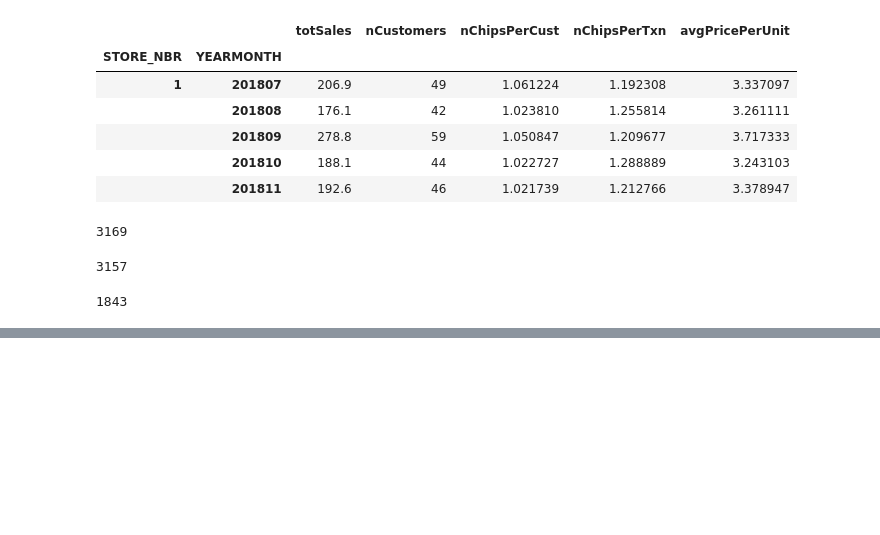
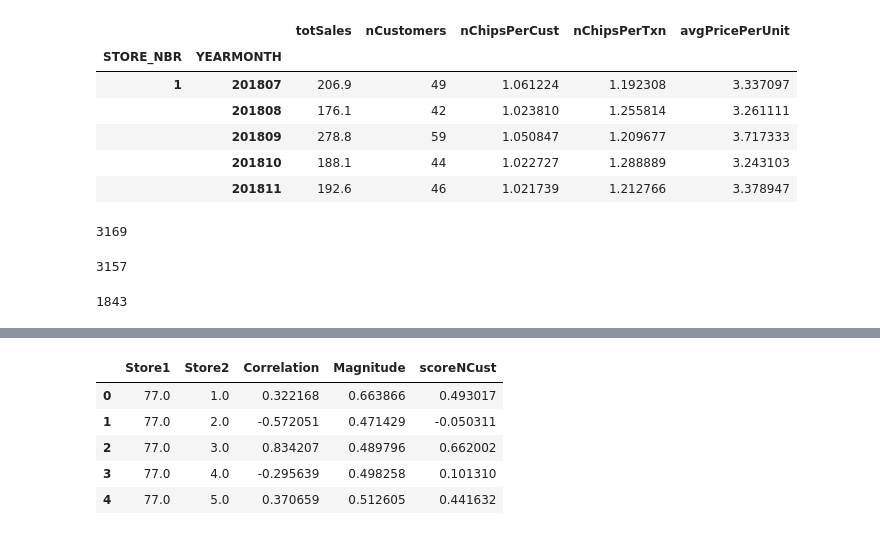
Before and after one commit to Johnson-a-hash/quantium-virtual-program, a Jupyter notebook: Quantium Module 2.ipynb, the cells around one changed output, grey strips where cells are left out. Cells and saved outputs as stored; diff of their text form; code cells hidden in the pictures; blank space fills up the shorter version.

```diff
--- a/Quantium Module 2.ipynb
+++ b/Quantium Module 2.ipynb
@@ -311,0 +404,12 @@ trial_store
+# %%
+# Again add a new column for weighted average
+
+score_nCustomers['scoreNCust'] = corr_weight * score_nCustomers['Correlation'] + (1 - corr_weight) * score_nCustomers['Magnitude']
+score_nCustomers.head()
+# %% [output]
+|  | Store1 | Store2 | Correlation | Magnitude | scoreNCust |
+| 0 | 77.0 | 1.0 | 0.322168 | 0.663866 | 0.493017 |
+| 1 | 77.0 | 2.0 | -0.572051 | 0.471429 | -0.050311 |
+| 2 | 77.0 | 3.0 | 0.834207 | 0.489796 | 0.662002 |
+| 3 | 77.0 | 4.0 | -0.295639 | 0.498258 | 0.101310 |
+| 4 | 77.0 | 5.0 | 0.370659 | 0.512605 | 0.441632 |
```
Also changed, not shown: parts of 14 cells of this notebook.
